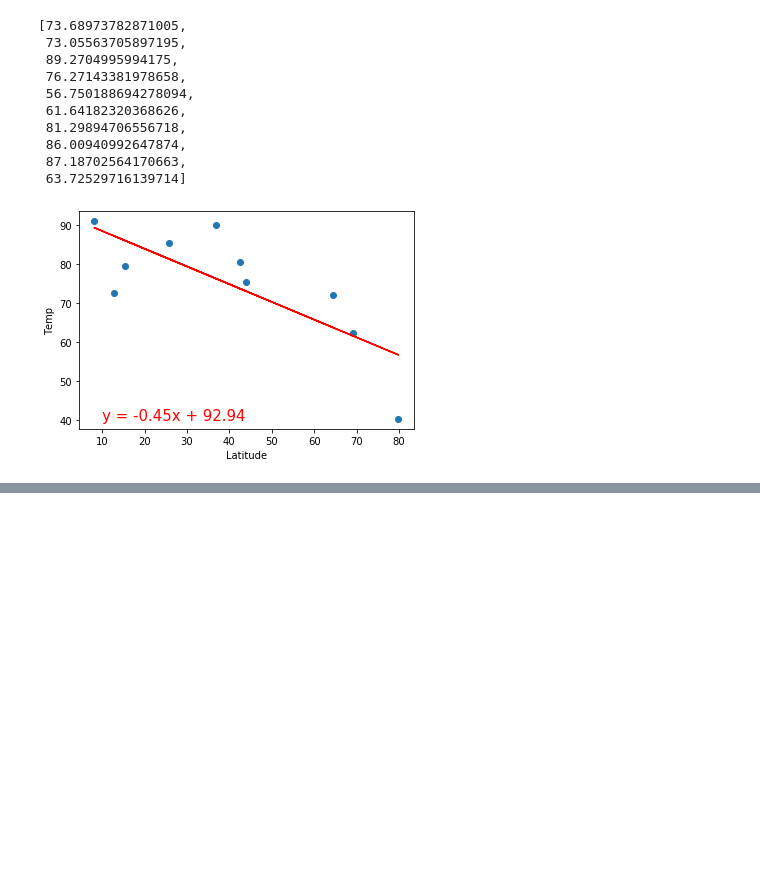
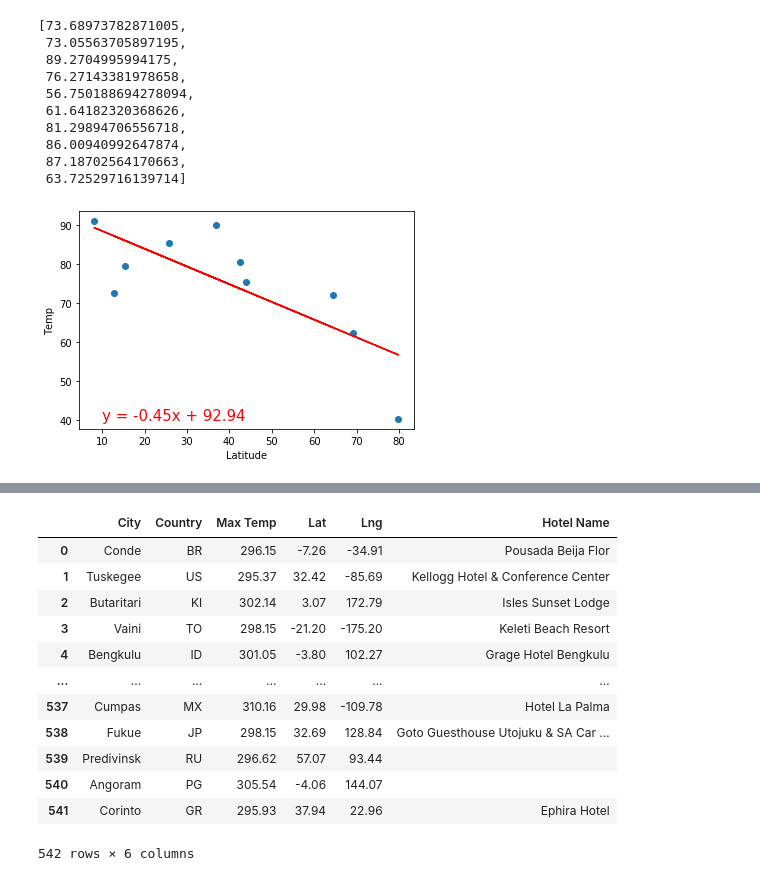
Before and after one commit to jebouchard/World_Weather_Analysis, a Jupyter notebook: WeatherPy.ipynb, the cells around one changed output, grey strips where cells are left out. Drawn from its saved outputs; the diff is of its cells as text; code cells hidden in the pictures; blank space fills up the shorter version.

```diff
--- a/WeatherPy.ipynb
+++ b/WeatherPy.ipynb
@@ -516,0 +702,5 @@ plot_linear_regression(x_values, y_values, 'Linear Regression on the Southern He
+# %%
+# Create DataFrame called hotel_df to store hotel names along with city, country, max temp, and coordinates.
+hotel_df = preferred_cities_df[["City", "Country", "Max Temp", "Lat", "Lng"]].copy()
+hotel_df["Hotel Name"] = ""
+hotel_df.head(10)
@@ -516,0 +719,24 @@ plot_linear_regression(x_values, y_values, 'Linear Regression on the Southern He
+# %%
+# Set parameters to search for a hotel.
+params = {
+    "radius": 5000,
+    "type": "lodging",
+    "key": g_key
+}
+
+for index, row in hotel_df.iterrows():
+    # get lat, lng from df
+    lat = row["Lat"]
+    lng = row["Lng"]
+
+    params["location"] = f"{lat},{lng}"
+
+    base_url = "https://maps.googleapis.com/maps/api/place/nearbysearch/json"
+
+    # Make request and get the JSON data from the search.
+    hotels = requests.get(base_url, params).json()
+
+    try:
+        hotel_df.loc[index, "Hotel Name"] = hotels["results"][0]["name"]
+    except:
+        print("Hotel not found")
@@ -516,0 +761,16 @@ plot_linear_regression(x_values, y_values, 'Linear Regression on the Southern He
+# %%
+hotel_df
+# %% [output]
+|  | City | Country | Max Temp | Lat | Lng | Hotel Name |
+| 0 | Conde | BR | 296.15 | -7.26 | -34.91 | Pousada Beija Flor |
+| 1 | Tuskegee | US | 295.37 | 32.42 | -85.69 | Kellogg Hotel & Conference Center |
+| 2 | Butaritari | KI | 302.14 | 3.07 | 172.79 | Isles Sunset Lodge |
+| 3 | Vaini | TO | 298.15 | -21.20 | -175.20 | Keleti Beach Resort |
+| 4 | Bengkulu | ID | 301.05 | -3.80 | 102.27 | Grage Hotel Bengkulu |
+| ... | ... | ... | ... | ... | ... | ... |
+| 537 | Cumpas | MX | 310.16 | 29.98 | -109.78 | Hotel La Palma |
+| 538 | Fukue | JP | 298.15 | 32.69 | 128.84 | Goto Guesthouse Utojuku & SA Car ... |
+| 539 | Predivinsk | RU | 296.62 | 57.07 | 93.44 |  |
+| 540 | Angoram | PG | 305.54 | -4.06 | 144.07 |  |
+| 541 | Corinto | GR | 295.93 | 37.94 | 22.96 | Ephira Hotel |
+542 rows × 6 columns
```
Also changed, not shown: parts of 44 cells of this notebook, 6 other files.
